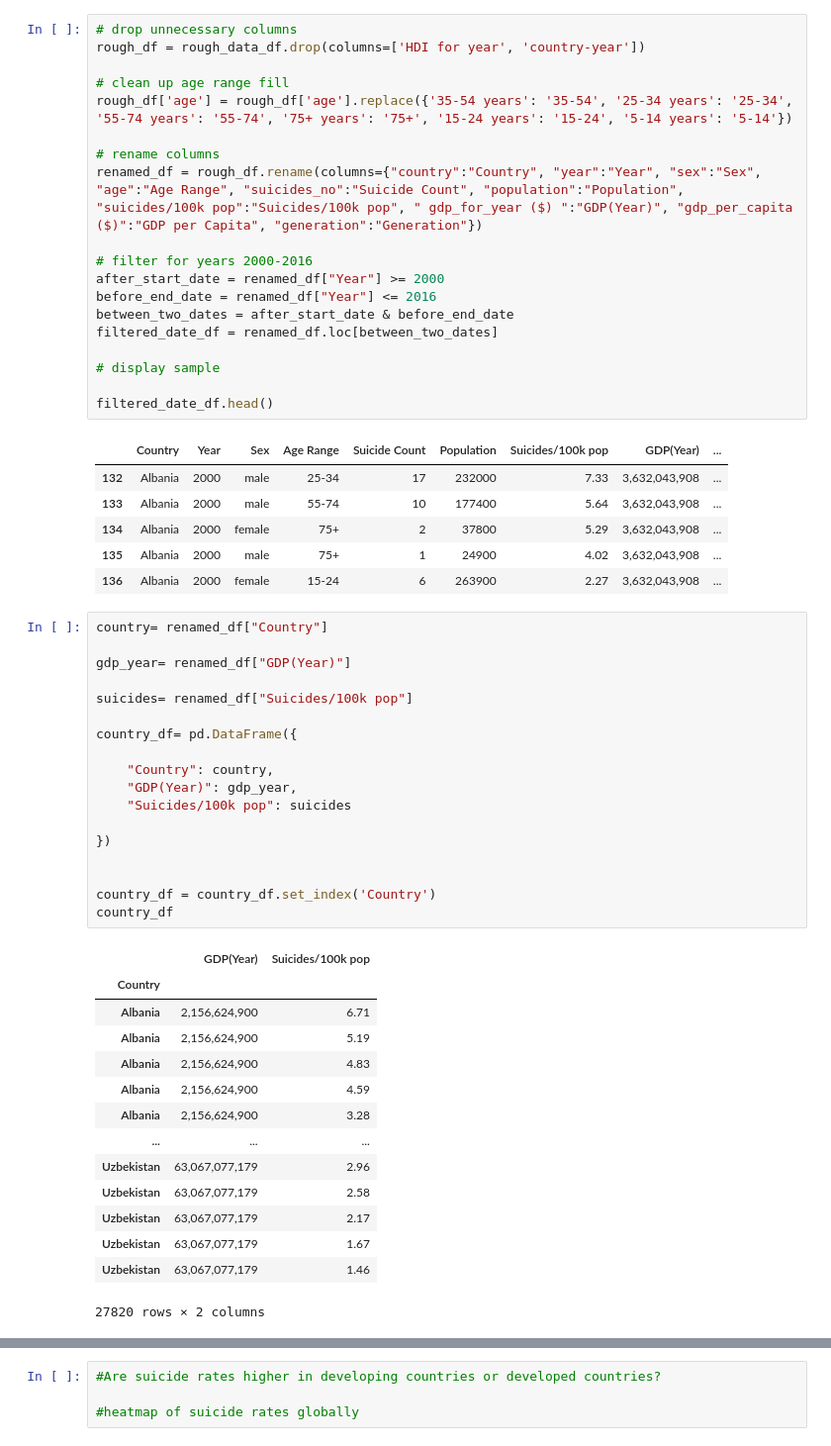
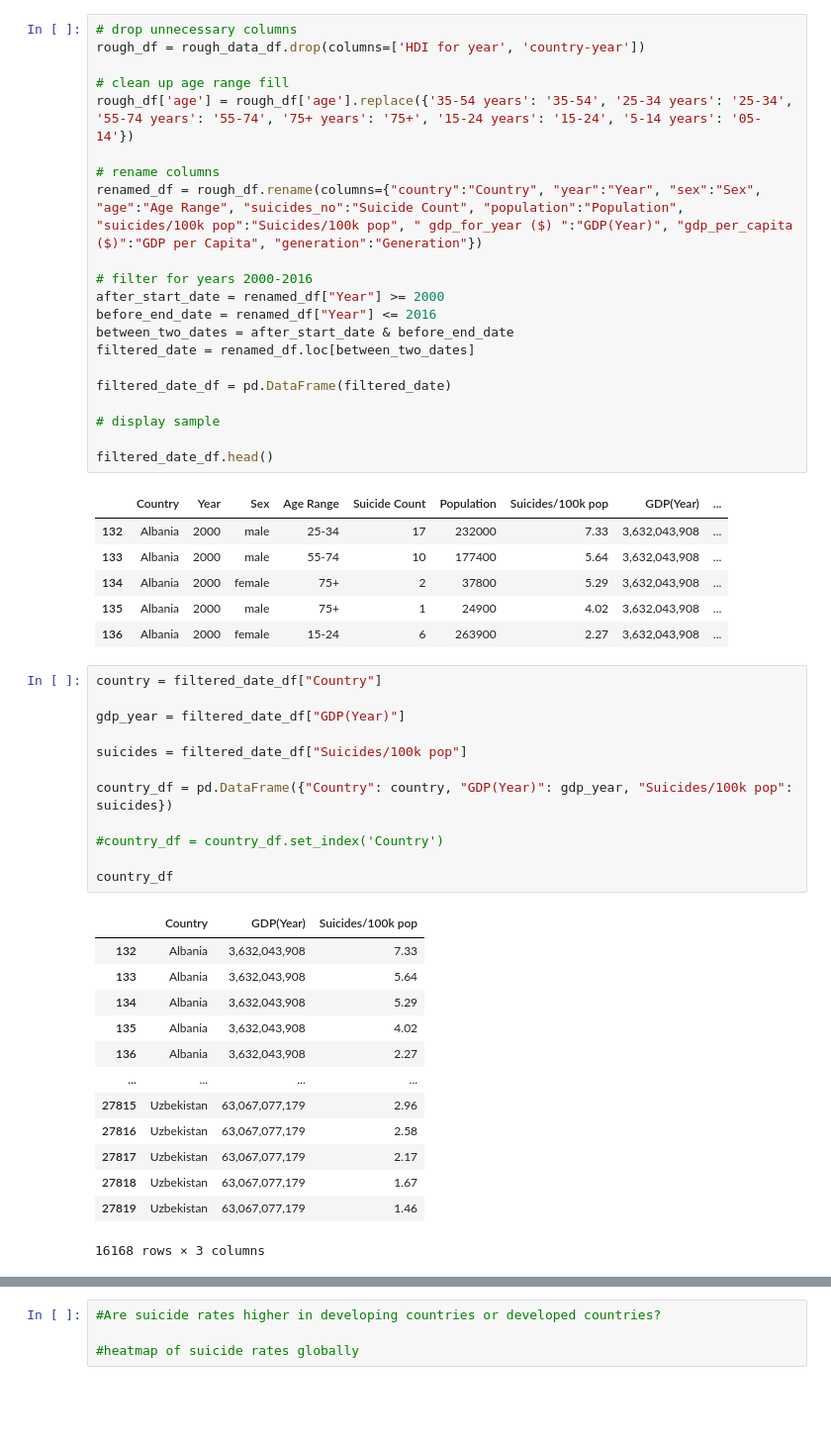
Before and after one commit to elysesulkey/Suicide-in-the-Americas-Data-Analysis, a Jupyter notebook: april12ESmatplot.ipynb, the cells around one changed output, grey strips where cells are left out. Shown at 99% size. Saved outputs shown, nothing was run; the diff lists cells and outputs as text; blank space fills up the shorter version.

```diff
--- a/april12ESmatplot.ipynb
+++ b/april12ESmatplot.ipynb
@@ -12,7 +14,7 @@ plt.show()
 rough_df = rough_data_df.drop(columns=['HDI for year', 'country-year'])
 
 # clean up age range fill
-rough_df['age'] = rough_df['age'].replace({'35-54 years': '35-54', '25-34 years': '25-34', '55-74 years': '55-74', '75+ years': '75+', '15-24 years': '15-24', '5-14 years': '5-14'})
+rough_df['age'] = rough_df['age'].replace({'35-54 years': '35-54', '25-34 years': '25-34', '55-74 years': '55-74', '75+ years': '75+', '15-24 years': '15-24', '5-14 years': '05-14'})
 
 # rename columns
 renamed_df = rough_df.rename(columns={"country":"Country", "year":"Year", "sex":"Sex", "age":"Age Range", "suicides_no":"Suicide Count", "population":"Population", "suicides/100k pop":"Suicides/100k pop", " gdp_for_year ($) ":"GDP(Year)", "gdp_per_capita ($)":"GDP per Capita", "generation":"Generation"})
@@ -21,7 +23,9 @@ renamed_df = rough_df.rename(columns={"country":"Country", "year":"Year", "sex":
 after_start_date = renamed_df["Year"] >= 2000
 before_end_date = renamed_df["Year"] <= 2016
 between_two_dates = after_start_date & before_end_date
-filtered_date_df = renamed_df.loc[between_two_dates]
+filtered_date = renamed_df.loc[between_two_dates]
+
+filtered_date_df = pd.DataFrame(filtered_date)
 
 # display sample
 
@@ -34,35 +38,28 @@ filtered_date_df.head()
 | 135 | Albania | 2000 | male | 75+ | 1 | 24900 | 4.02 | 3,632,043,908 | ... |
 | 136 | Albania | 2000 | female | 15-24 | 6 | 263900 | 2.27 | 3,632,043,908 | ... |
 # %%
-country= renamed_df["Country"]
+country = filtered_date_df["Country"]
 
-gdp_year= renamed_df["GDP(Year)"]
+gdp_year = filtered_date_df["GDP(Year)"]
 
-suicides= renamed_df["Suicides/100k pop"]
+suicides = filtered_date_df["Suicides/100k pop"]
 
-country_df= pd.DataFrame({
+country_df = pd.DataFrame({"Country": country, "GDP(Year)": gdp_year, "Suicides/100k pop": suicides})
 
-    "Country": country,
-    "GDP(Year)": gdp_year,
-    "Suicides/100k pop": suicides
+#country_df = country_df.set_index('Country')
 
-})
-
-
-country_df = country_df.set_index('Country')
 country_df
 # %% [output]
-|  | GDP(Year) | Suicides/100k pop |
-| Country |  |  |
-| Albania | 2,156,624,900 | 6.71 |
-| Albania | 2,156,624,900 | 5.19 |
-| Albania | 2,156,624,900 | 4.83 |
-| Albania | 2,156,624,900 | 4.59 |
-| Albania | 2,156,624,900 | 3.28 |
-| ... | ... | ... |
-| Uzbekistan | 63,067,077,179 | 2.96 |
-| Uzbekistan | 63,067,077,179 | 2.58 |
-| Uzbekistan | 63,067,077,179 | 2.17 |
-| Uzbekistan | 63,067,077,179 | 1.67 |
-| Uzbekistan | 63,067,077,179 | 1.46 |
+|  | Country | GDP(Year) | Suicides/100k pop |
+| 132 | Albania | 3,632,043,908 | 7.33 |
+| 133 | Albania | 3,632,043,908 | 5.64 |
+| 134 | Albania | 3,632,043,908 | 5.29 |
+| 135 | Albania | 3,632,043,908 | 4.02 |
+| 136 | Albania | 3,632,043,908 | 2.27 |
+| ... | ... | ... | ... |
+| 27815 | Uzbekistan | 63,067,077,179 | 2.96 |
+| 27816 | Uzbekistan | 63,067,077,179 | 2.58 |
+| 27817 | Uzbekistan | 63,067,077,179 | 2.17 |
+| 27818 | Uzbekistan | 63,067,077,179 | 1.67 |
+| 27819 | Uzbekistan | 63,067,077,179 | 1.46 |
-27820 rows × 2 columns
+16168 rows × 3 columns
```
Also changed, not shown: parts of 9 cells of this notebook.
